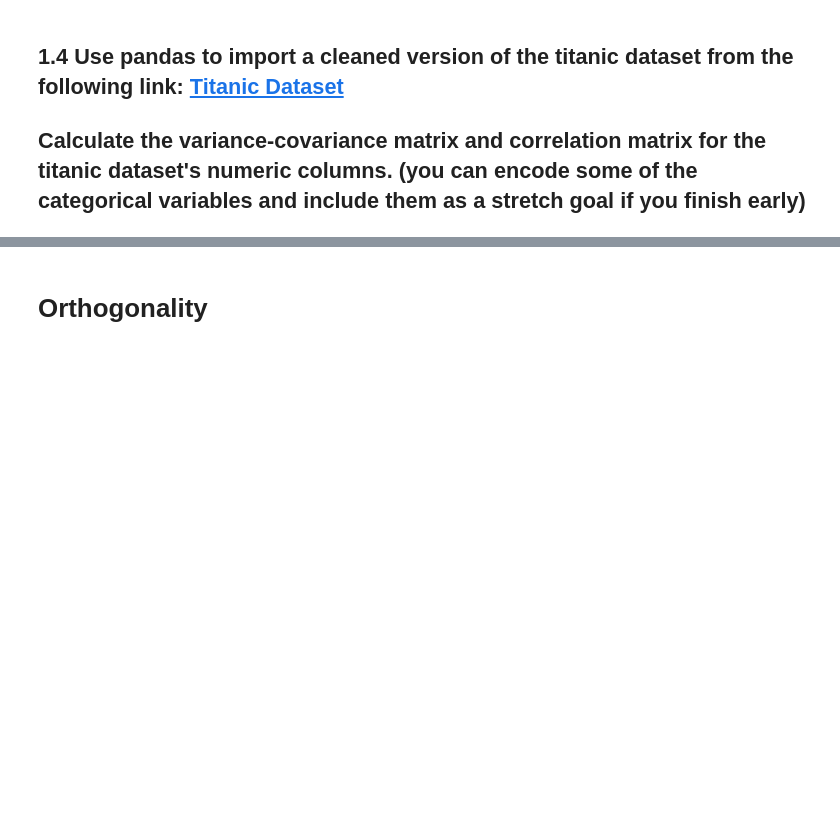
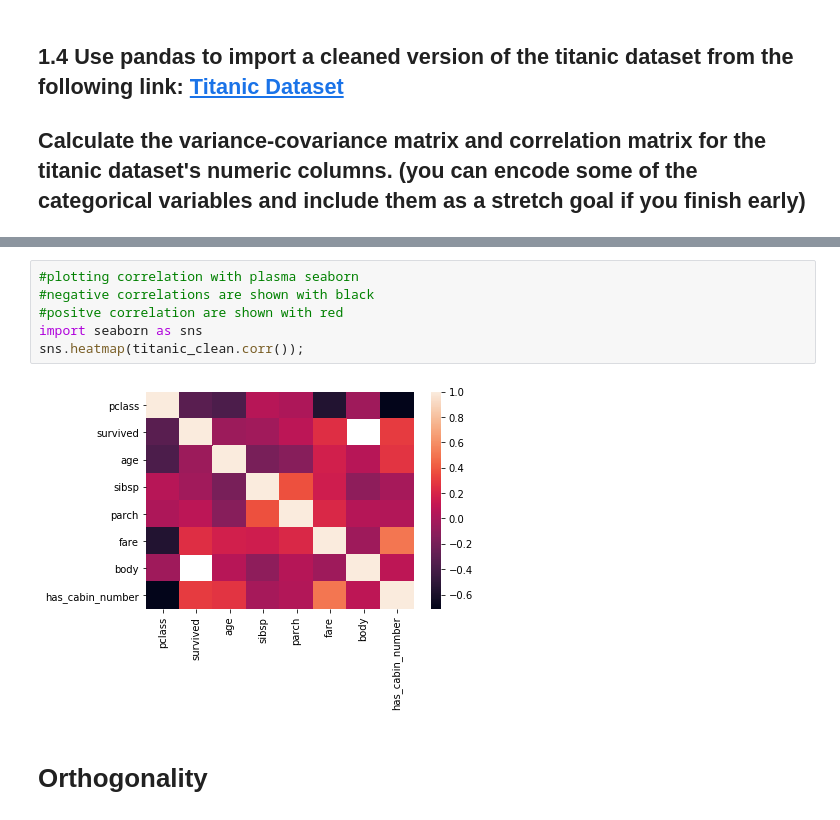
Before and after one commit to lfr4704/DS-Unit-1-Sprint-3-Linear-Algebra, a Jupyter notebook: module2-intermediate-linear-algebra/LR_LS_DS_132_Intermediate_Linear_Algebra_Assignment.ipynb, the cells around one changed output, grey strips where cells are left out. Cells and saved outputs as stored; diff of their text form; blank space fills up the shorter version.

```diff
--- a/module2-intermediate-linear-algebra/LR_LS_DS_132_Intermediate_Linear_Algebra_Assignment.ipynb
+++ b/module2-intermediate-linear-algebra/LR_LS_DS_132_Intermediate_Linear_Algebra_Assignment.ipynb
@@ -105,3 +257,11 @@ mean: 3052.714285714286
+# %%
+#plotting correlation with plasma seaborn
+#negative correlations are shown with black
+#positve correlation are shown with red
+import seaborn as sns
+sns.heatmap(titanic_clean.corr());
+# %% [output]
+[figure, added]
 # %% [markdown]
 # Orthogonality
 # %% [markdown]
```
Also changed, not shown: parts of 34 cells of this notebook.
